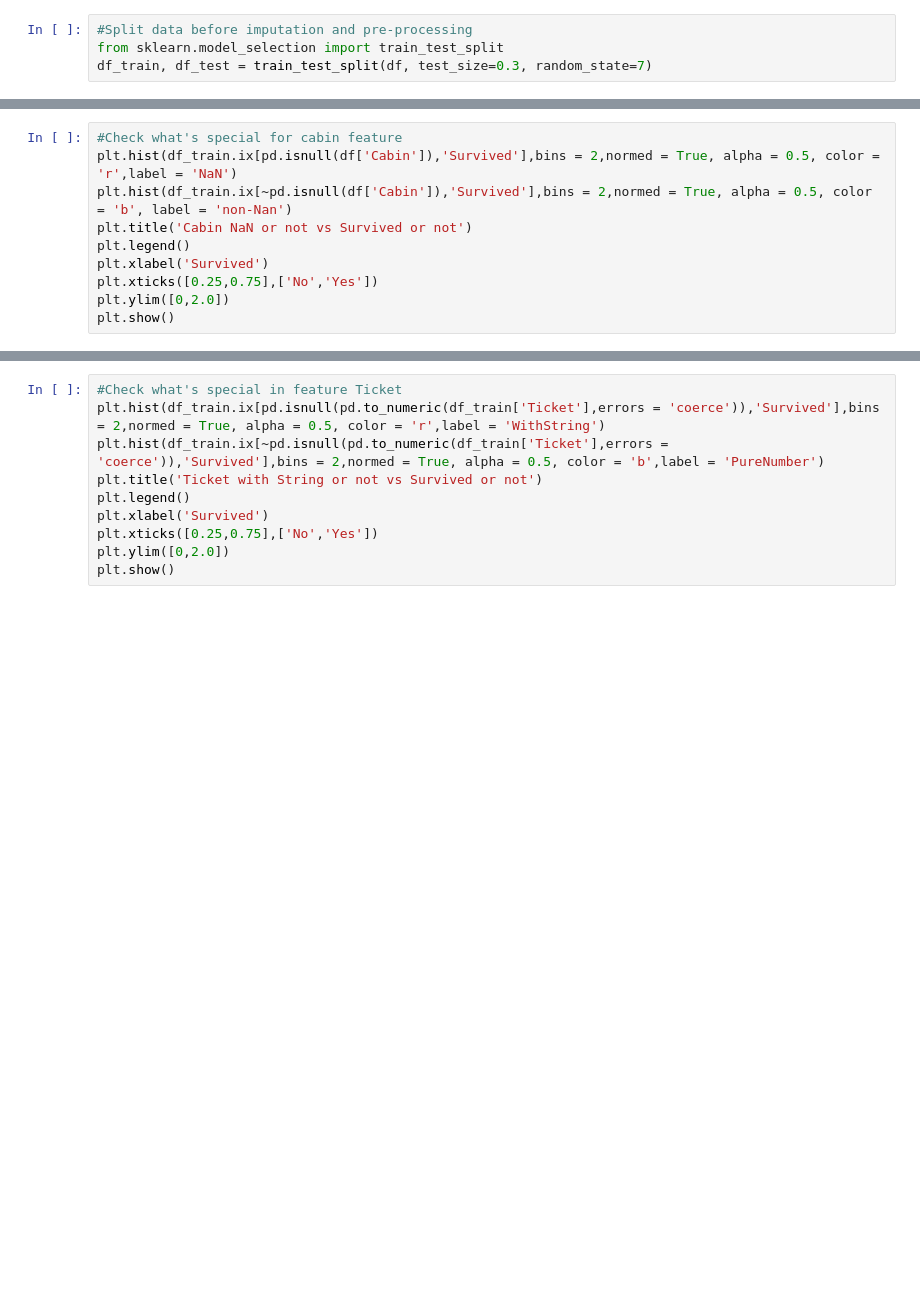
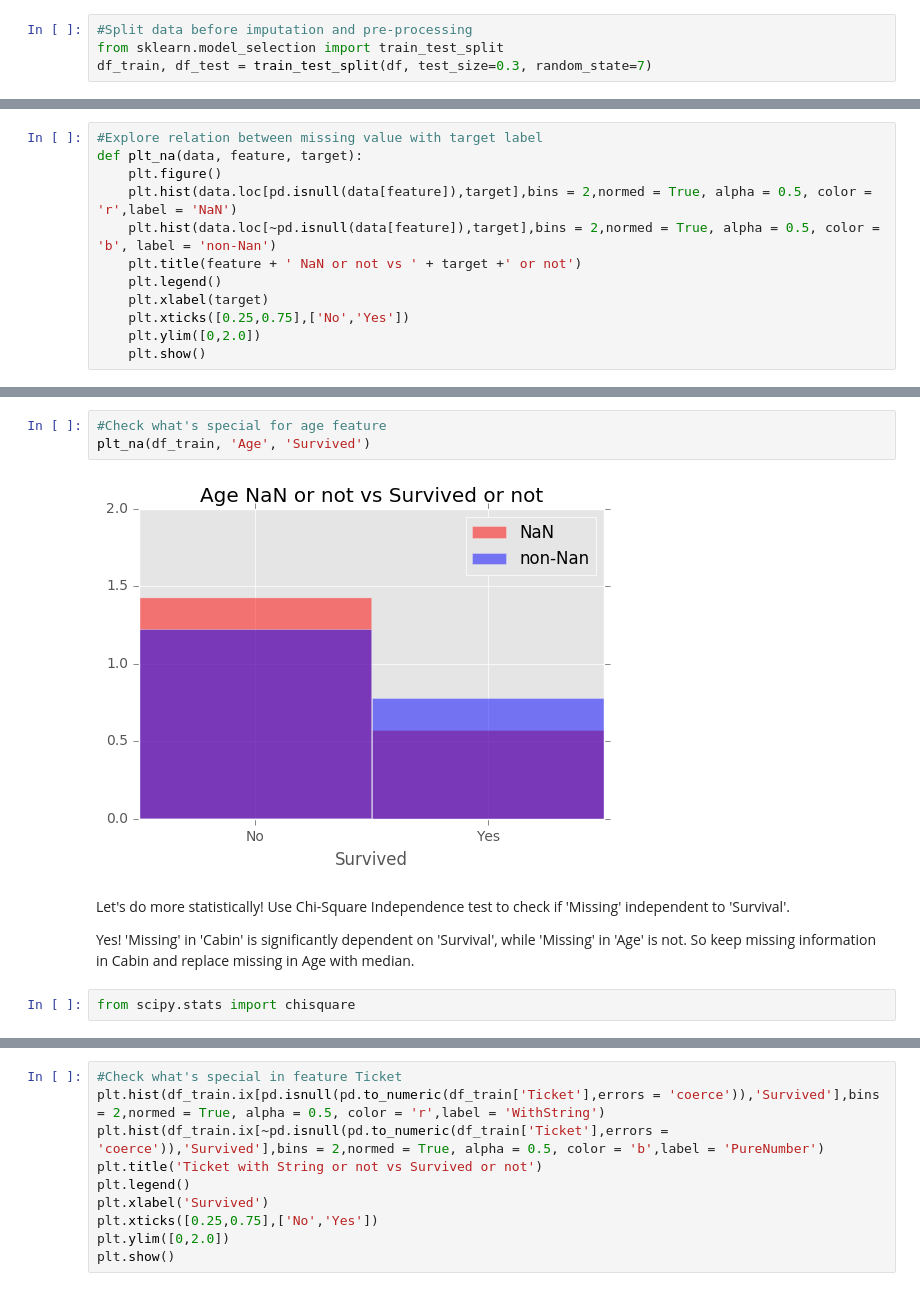
Before and after one commit to zhenhongy/Titanic, a Jupyter notebook: Titanic.ipynb, the cells around one changed output, grey strips where cells are left out. Cells and saved outputs as stored; diff of their text form; blank space fills up the shorter version.

```diff
--- a/Titanic.ipynb
+++ b/Titanic.ipynb
@@ -49,10 +85,12 @@ plt.style.use('ggplot')
 # %%
-#Check what's special for cabin feature
-plt.hist(df_train.ix[pd.isnull(df['Cabin']),'Survived'],bins = 2,normed = True, alpha = 0.5, color = 'r',label = 'NaN')
-plt.hist(df_train.ix[~pd.isnull(df['Cabin']),'Survived'],bins = 2,normed = True, alpha = 0.5, color = 'b', label = 'non-Nan')
-plt.title('Cabin NaN or not vs Survived or not')
-plt.legend()
-plt.xlabel('Survived')
-plt.xticks([0.25,0.75],['No','Yes'])
-plt.ylim([0,2.0])
-plt.show()
+#Explore relation between missing value with target label
+def plt_na(data, feature, target):
+    plt.figure()
+    plt.hist(data.loc[pd.isnull(data[feature]),target],bins = 2,normed = True, alpha = 0.5, color = 'r',label = 'NaN')
+    plt.hist(data.loc[~pd.isnull(data[feature]),target],bins = 2,normed = True, alpha = 0.5, color = 'b', label = 'non-Nan')
+    plt.title(feature + ' NaN or not vs ' + target +' or not')
+    plt.legend()
+    plt.xlabel(target)
+    plt.xticks([0.25,0.75],['No','Yes'])
+    plt.ylim([0,2.0])
+    plt.show()
@@ -62,0 +104,11 @@ It seems it was not likely to survive if he or she didn't have a cabin or had a
+# %%
+#Check what's special for age feature
+plt_na(df_train, 'Age', 'Survived')
+# %% [output]
+[figure, added]
+# %% [markdown]
+Let's do more statistically! Use Chi-Square Independence test to check if 'Missing' independent to 'Survival'.
+
+Yes! 'Missing' in 'Cabin' is significantly dependent on 'Survival', while 'Missing' in 'Age' is not. So keep missing information in Cabin and replace missing in Age with median.
+# %%
+from scipy.stats import chisquare
```
Also changed, not shown: parts of 89 cells of this notebook.
